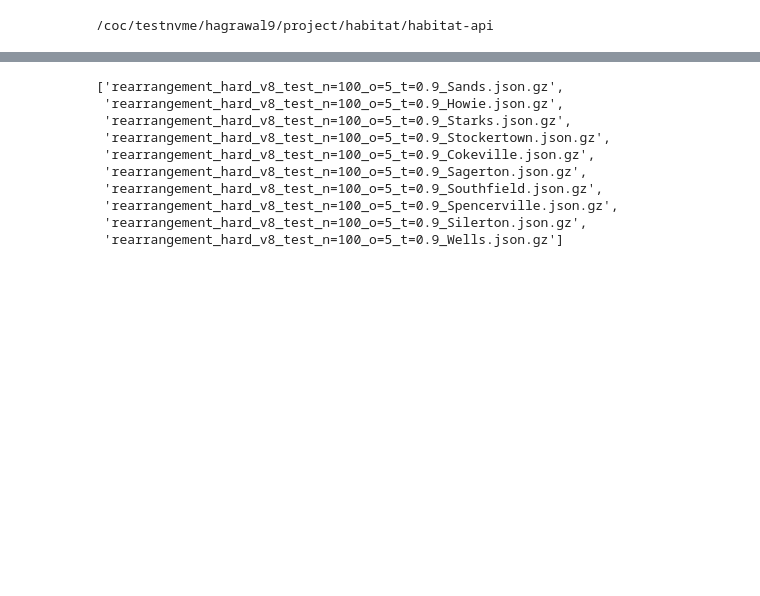
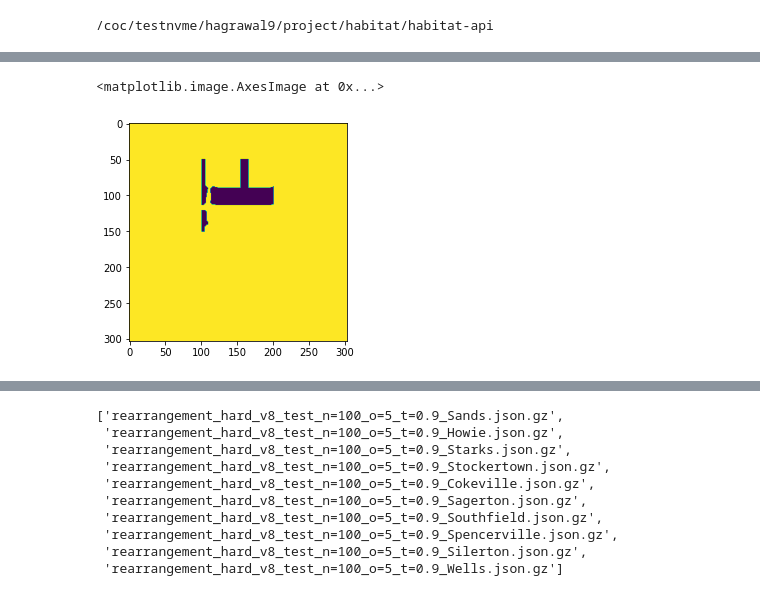
Before and after one commit to dexter1691/habitat-api, a Jupyter notebook: notebooks/test_map_building.ipynb, the cells around one changed output, grey strips where cells are left out. Drawn from its saved outputs; the diff is of its cells as text; code cells hidden in the pictures; blank space fills up the shorter version.

```diff
--- a/notebooks/test_map_building.ipynb
+++ b/notebooks/test_map_building.ipynb
@@ -134 +156,9 @@ obs = env.reset()
+# %%
+aggregate = env._task.sensor_suite.sensors['ego_map_gt_anticipated'].aggregate
+aggregate = 1 - aggregate
+# plt.imshow(aggregate[50:100, 99:102])
+plt.imshow(aggregate)
+# %% [output]
+<matplotlib.image.AxesImage at 0x...>
+[figure, added]
 # %%
```
Also changed, not shown: parts of 27 cells of this notebook, 5 other files.
